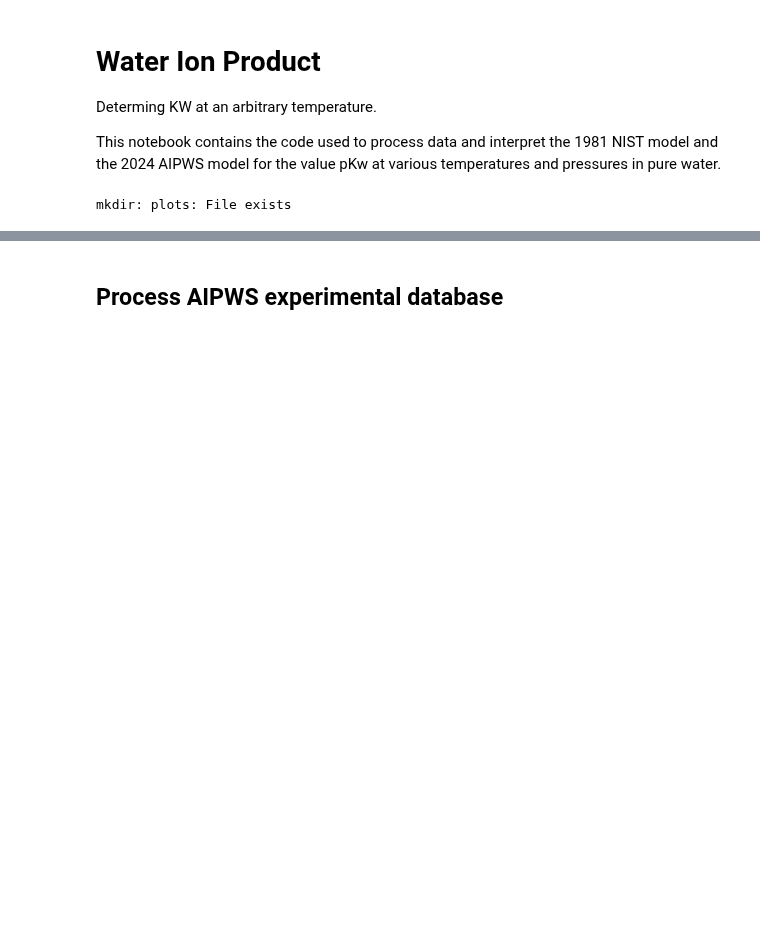
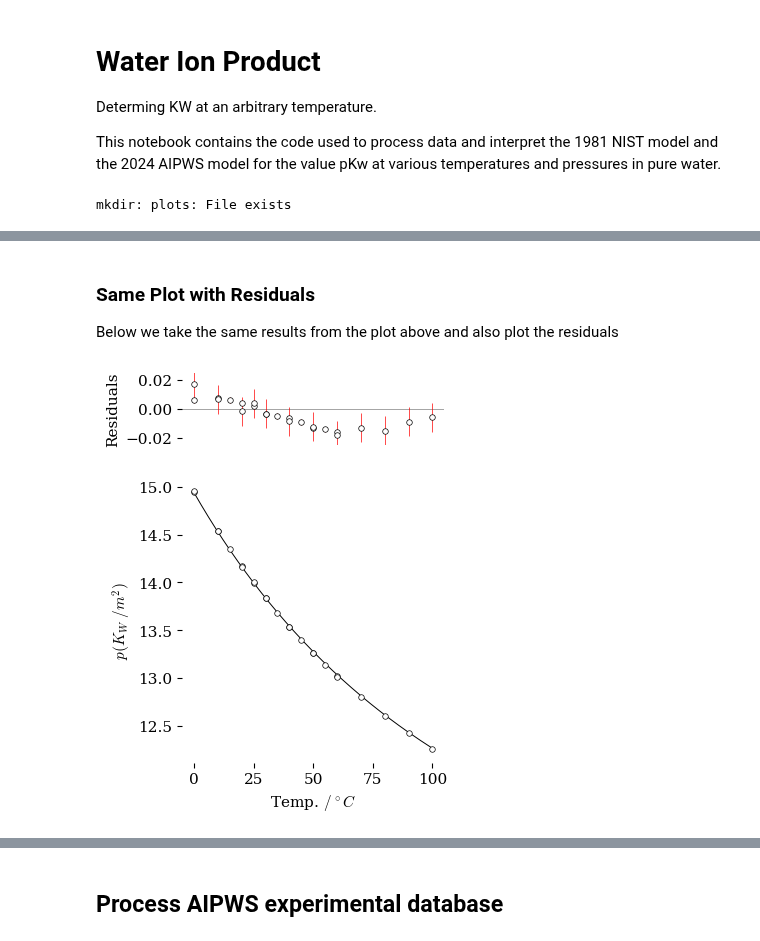
Before and after one commit to blinkletter/4410PythonNotebooks, a Jupyter notebook: Class_10/water_ion_product.ipynb, the cells around one changed output, grey strips where cells are left out. Drawn from its saved outputs; the diff is of its cells as text; code cells hidden in the pictures; blank space fills up the shorter version.

```diff
--- a/Class_10/water_ion_product.ipynb
+++ b/Class_10/water_ion_product.ipynb
@@ -410,3 +177,83 @@ Name: density, dtype: float64
+# %% [markdown]
+### Same Plot with Residuals
+
+Below we take the same results from the plot above and also plot the residuals
+# %%
+pw_exp = df_exp["ρw (g cm-3)"]
+res_NIST = NISTpKw(Temp_exp,pw_exp) - pKw_exp
+res_AIPSW = NISTpKw(Temp_exp,pw_exp) - pKw_exp
+
+
+residuals = -res_NIST
+datatemp = Temp_exp
+dataKW = pKw_exp
+dataerr = pKw_err
+######################
+### Plots - NEW STYLED PLOTTING SECTION from 03B-Eyring_Exercises_2_curvefit.ipynb
+######################
+
+plt.rcdefaults()
+plt.style.use(github_styles_location + "tufte.mplstyle")     ### Then add a fancy style sheet
+fig, ax = plt.subplots(nrows=2, ncols=1, figsize=[4,5], height_ratios=[1, 4])
+
+# Settings for plot
+ax[1].set(ylabel=r"$p{(K_W\ /m^{2})}$",
+       xlabel=r"Temp. $/^\circ C$",
+#       xlim=[-0.01,0.35],
+#       ylim=[-1.25,-0.7]
+       )
+### Data graphics
+ax[1].scatter(datatemp-273.15, dataKW,
+           marker = "o", s=16,
+           color="white", edgecolor = "black",
+           linewidth = 0.5, zorder=3)
+
+ax[1].errorbar(datatemp-273.15, dataKW, dataerr*2, marker = None,
+            ecolor = "red", elinewidth = 0.5, capsize = 0,
+            linewidth = 0, zorder = 2)
+
+#ax[1].plot(T-273.15, pKwCalcAIPWS, color='blue', zorder=1, linewidth=0.7)
+#ax[1].plot(T-273.15, pKwCalcNIST, color='green', zorder=1, linewidth=0.7)
+
+######################
+### Plot the residuals
+######################
+
+# difference between data and line-fit
+
+ax[0].set(
+#          title = Title,
+          ylabel=r"Residuals",
+          xlabel=r"",
+#          xlim=[-0.3, 7.1],
+          ylim=[-0.0245,+0.0245]
+       )
+### Data graphics
+ax[0].scatter(datatemp - 273.15, residuals, marker = "o", s = 16,
+              color = "white", edgecolors = "black",
+              linewidths=0.5, zorder = 3)
+ax[0].errorbar(datatemp - 273.15, residuals, dataerr*2, marker = None,
+            ecolor = "red", elinewidth = 0.5, capsize = 0,
+            linewidth = 0, zorder = 2)
+
+ax[0].axhline(0, color='gray', linewidth=0.5, zorder = 0)
+ax[0].set_xticks([])
+
+####################################################
+### Plot original author's line on main plot and in residuals
+####################################################
+ax[1].plot(T - 273.15, pKwCalcNIST, color='black', zorder=1, linewidth=0.7)
+
+#ax[0].plot(T-273.15, res_NIST*1, color = "green", alpha = 0.5, linewidth = 0.7, zorder = 1)
+#ax[0].plot(T-273.15, res_AIPWS*1, color = "blue", alpha = 0.5, linewidth = 0.7, zorder = 1)
+
+
+### Output plot
+plt.tight_layout(pad=2, h_pad=None, w_pad=None, rect=None)
+plt.savefig("plots/KW_plot2.pdf")
+plt.show()
+# %% [output]
+[figure, added]
 # %% [markdown]
 ## Using the IAPWS Equation from 2024
 
```
Also changed, not shown: parts of 10 cells of this notebook, 5 other files.
